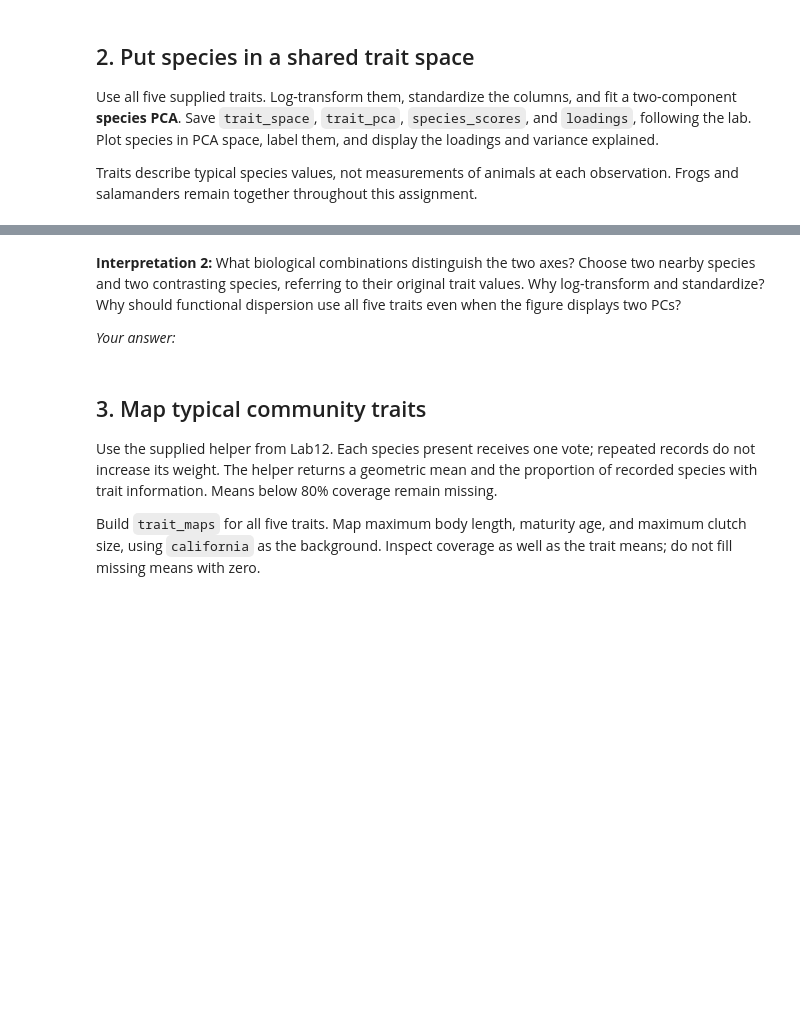
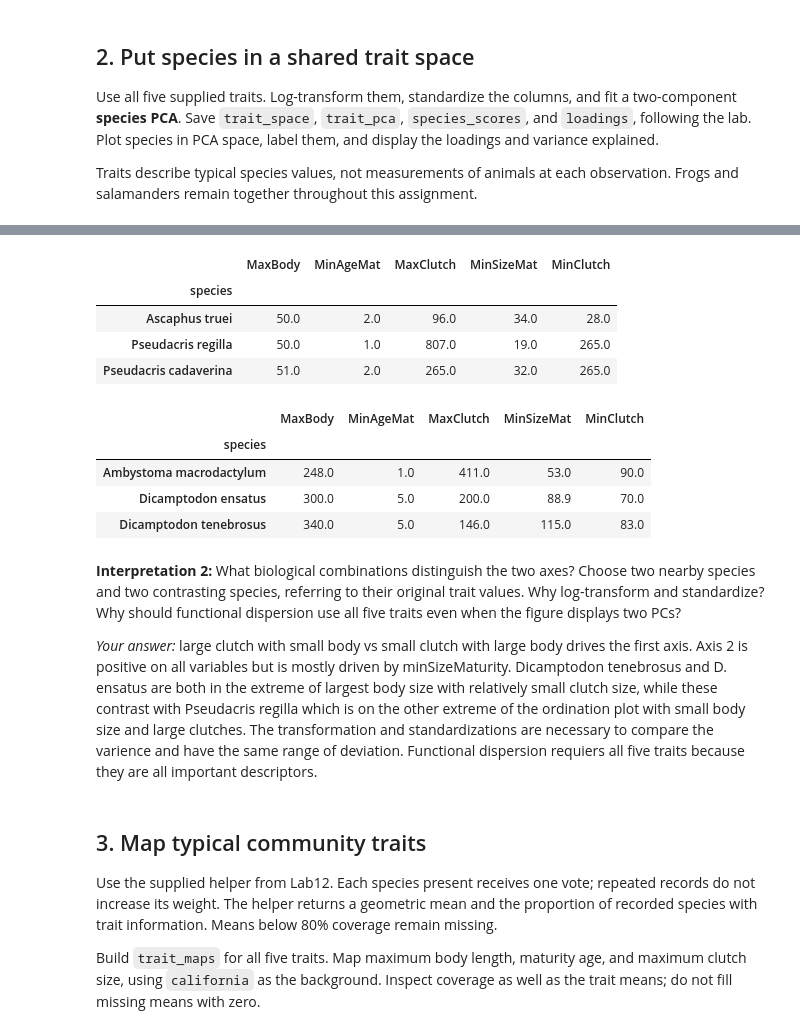
Before and after one commit to Gyrosigma/BIO597-SpatialBiodiversity, a Jupyter notebook: docs/assignments/Assignment-12-SpatialTraitVariation.ipynb, the cells around one changed output, grey strips where cells are left out. Saved outputs shown, nothing was run; the diff lists cells and outputs as text; code cells hidden in the pictures; blank space fills up the shorter version.

```diff
--- a/docs/assignments/Assignment-12-SpatialTraitVariation.ipynb
+++ b/docs/assignments/Assignment-12-SpatialTraitVariation.ipynb
@@ -112,10 +202,24 @@ trait_lookup = traits
+# %%
+display(trait_lookup.sort_values('MaxBody').head(3))
+display(trait_lookup.sort_values('MaxBody').tail(3))
+# %% [output]
+|  | MaxBody | MinAgeMat | MaxClutch | MinSizeMat | MinClutch |
+| species |  |  |  |  |  |
+| Ascaphus truei | 50.0 | 2.0 | 96.0 | 34.0 | 28.0 |
+| Pseudacris regilla | 50.0 | 1.0 | 807.0 | 19.0 | 265.0 |
+| Pseudacris cadaverina | 51.0 | 2.0 | 265.0 | 32.0 | 265.0 |
+|  | MaxBody | MinAgeMat | MaxClutch | MinSizeMat | MinClutch |
+| species |  |  |  |  |  |
+| Ambystoma macrodactylum | 248.0 | 1.0 | 411.0 | 53.0 | 90.0 |
+| Dicamptodon ensatus | 300.0 | 5.0 | 200.0 | 88.9 | 70.0 |
+| Dicamptodon tenebrosus | 340.0 | 5.0 | 146.0 | 115.0 | 83.0 |
 # %% [markdown]
 **Interpretation 2:** What biological combinations distinguish the two axes?
 Choose two nearby species and two contrasting species, referring to their
 original trait values. Why log-transform and standardize? Why should functional
 dispersion use all five traits even when the figure displays two PCs?
 
-*Your answer:*
+*Your answer:* large clutch with small body vs small clutch with large body drives the first axis. Axis 2 is positive on all variables but is mostly driven by minSizeMaturity. Dicamptodon tenebrosus and D. ensatus are both in the extreme of largest body size with relatively small clutch size, while these contrast with Pseudacris regilla which is on the other extreme of the ordination plot with small body size and large clutches. The transformation and standardizations are necessary to compare the varience and have the same range of deviation. Functional dispersion requiers all five traits because they are all important descriptors.
 # %% [markdown]
 ## 3. Map typical community traits
 
```
Also changed, not shown: parts of 5 cells of this notebook.
